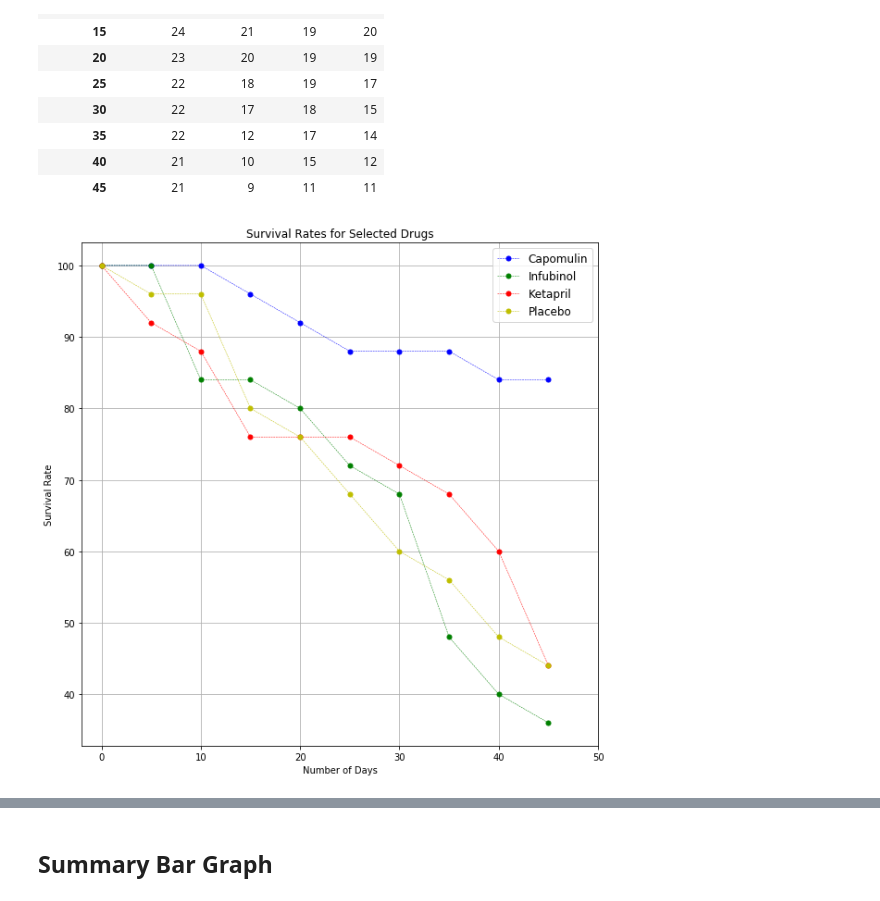
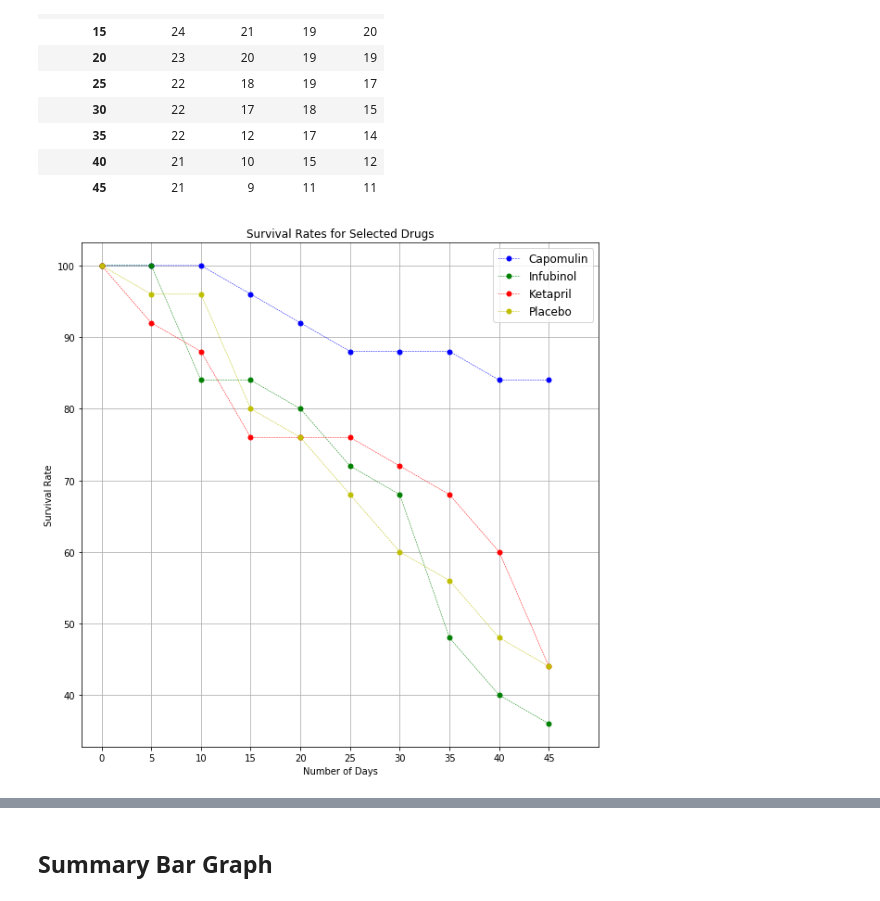
Before and after one commit to ReidP31/matplotlib-challenge, a Jupyter notebook: Pymaceuticals/pymaceuticals_starter.ipynb, the cells around one changed output, grey strips where cells are left out. Cells and saved outputs as stored; diff of their text form; code cells hidden in the pictures.

```diff
--- a/Pymaceuticals/pymaceuticals_starter.ipynb
+++ b/Pymaceuticals/pymaceuticals_starter.ipynb
@@ -279,33 +285,50 @@ MouseCount_Pivot
 | 40 | 21 | 10 | 15 | 12 |
 | 45 | 21 | 9 | 11 | 11 |
 # %%
-# Generate the Plot (Accounting for percentages)
+# Generate the Plot for Survial Rates
+# ===================================
+
+# Calculate the Survival Rates
 Capomulin_Survival_Rate = MouseCount_Pivot['Capomulin']/25 * 100
 Infubinol_Survival_Rate = MouseCount_Pivot['Infubinol']/25 * 100
 Ketapril_Survival_Rate = MouseCount_Pivot['Ketapril']/25 * 100
 Placebo_Survival_Rate = MouseCount_Pivot['Placebo']/25 * 100
 
+# Create the 10 x 10 Figure
 plt.figure(figsize=(10,10))
 
+# Create the plot artists with dashed lines
 plt.plot(Capomulin_Survival_Rate, "bo",linestyle="dashed",markersize=5, linewidth = 0.50)
 plt.plot(Infubinol_Survival_Rate, "go",linestyle="dashed",markersize=5, linewidth = 0.50)
 plt.plot(Ketapril_Survival_Rate, "ro",linestyle="dashed",markersize=5, linewidth = 0.50)
 plt.plot(Placebo_Survival_Rate, "yo",linestyle="dashed",markersize=5, linewidth = 0.50)
 
+# Set the x-axis limits
 plt.xlim(-2, ((MMS_Pivot['Timepoint']).max())+5)
 
+# Set Tick labels
+x = np.arange(MMS_Pivot['Timepoint'][0], MMS_Pivot['Timepoint'].iloc[-1] + 5, step=5)
+tick_locations = [value for value in x]
+
+
+# Use functions to label the percentages of changes according to Drug
+plt.xticks(tick_locations, MMS_Pivot['Timepoint'])
+
+# Create the Title and axes labels
 plt.title("Survival Rates for Selected Drugs")
 plt.xlabel("Number of Days")
 plt.ylabel("Survival Rate")
+
+# Add a grid
 plt.grid()
 
+# Add the legend
 plt.legend(['Capomulin', 'Infubinol','Ketapril','Placebo'],loc="best", fontsize="large", fancybox=True)
 
 # Save the Figure
 plt.savefig("../Images/Affects of Drugs on Survival Rates in Mice (45 Days).png")
 
-
 # Show the Figure
 plt.show()
 # %% [output]
-[figure, old version]
+[figure, new version]
```
Also changed, not shown: parts of 16 cells of this notebook.
